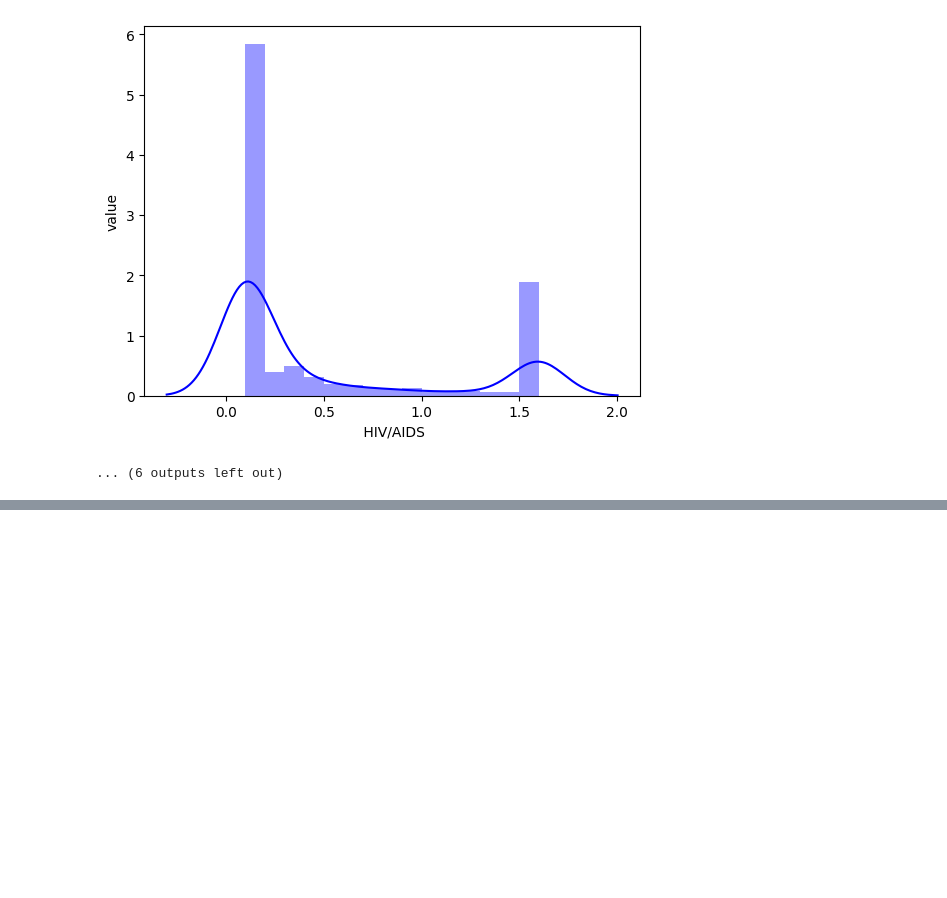
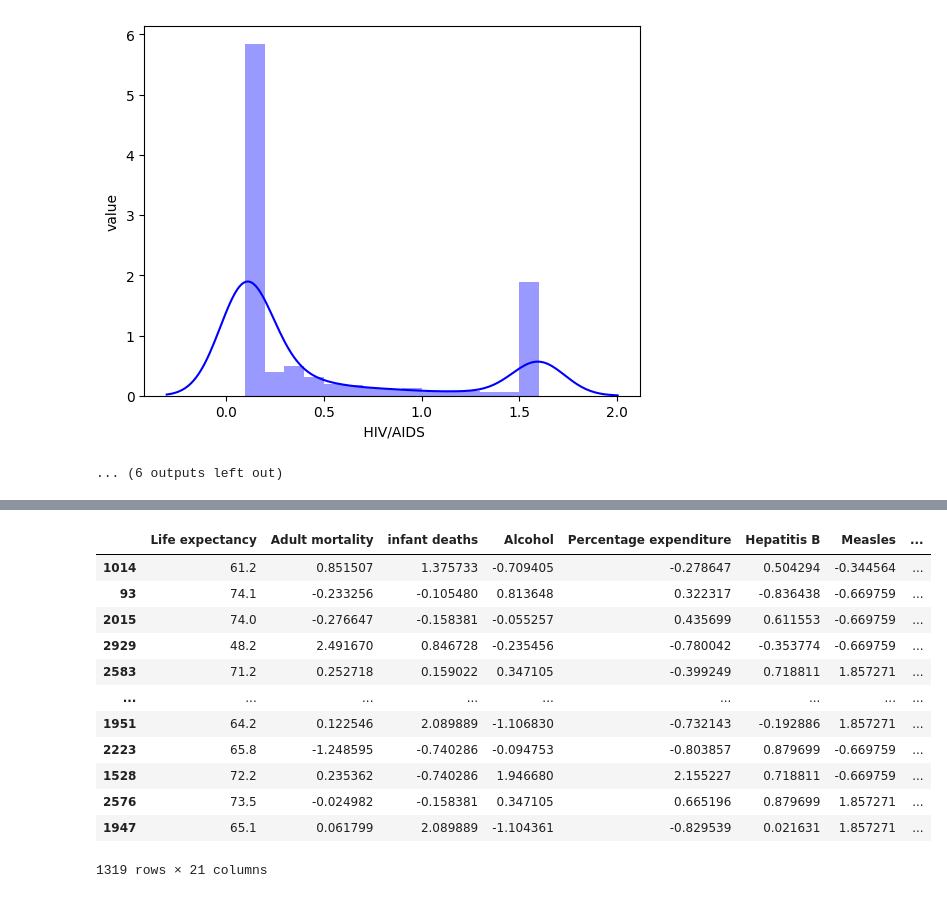
Before and after one commit to DataDrivenAkanksha/Life-expectancy-deep-learning, a Jupyter notebook: life_expactancy_deep_learning.ipynb, the cells around one changed output, grey strips where cells are left out. Cells and saved outputs as stored; diff of their text form; code cells hidden in the pictures; blank space fills up the shorter version.

```diff
--- a/life_expactancy_deep_learning.ipynb
+++ b/life_expactancy_deep_learning.ipynb
@@ -402,0 +432,32 @@ y = df['Life expectancy']
+# %%
+from sklearn.model_selection import cross_val_score, train_test_split
+
+train_df, test_df = train_test_split(encoded_df,train_size=0.8, random_state=42)
+# %%
+# feature scaling of numerical columns
+from sklearn.preprocessing import StandardScaler
+import joblib
+numerical_cols = encoded_df.select_dtypes(include=['int64','float64']).columns.tolist()
+numerical_cols.remove("Life expectancy")
+#scaled_df = encoded_df.copy()
+scaler=StandardScaler()
+train_df[numerical_cols] = scaler.fit_transform(train_df[numerical_cols])
+test_df[numerical_cols] = scaler.transform(test_df[numerical_cols])
+#saving the scaler file
+joblib.dump(scaler, "scaler.pkl")
+
+train_df
+# %% [output]
+|  | Life expectancy | Adult mortality | infant deaths | Alcohol | Percentage expenditure | Hepatitis B | Measles | ... |
+| 1014 | 61.2 | 0.851507 | 1.375733 | -0.709405 | -0.278647 | 0.504294 | -0.344564 | ... |
+| 93 | 74.1 | -0.233256 | -0.105480 | 0.813648 | 0.322317 | -0.836438 | -0.669759 | ... |
+| 2015 | 74.0 | -0.276647 | -0.158381 | -0.055257 | 0.435699 | 0.611553 | -0.669759 | ... |
+| 2929 | 48.2 | 2.491670 | 0.846728 | -0.235456 | -0.780042 | -0.353774 | -0.669759 | ... |
+| 2583 | 71.2 | 0.252718 | 0.159022 | 0.347105 | -0.399249 | 0.718811 | 1.857271 | ... |
+| ... | ... | ... | ... | ... | ... | ... | ... | ... |
+| 1951 | 64.2 | 0.122546 | 2.089889 | -1.106830 | -0.732143 | -0.192886 | 1.857271 | ... |
+| 2223 | 65.8 | -1.248595 | -0.740286 | -0.094753 | -0.803857 | 0.879699 | -0.669759 | ... |
+| 1528 | 72.2 | 0.235362 | -0.740286 | 1.946680 | 2.155227 | 0.718811 | -0.669759 | ... |
+| 2576 | 73.5 | -0.024982 | -0.158381 | 0.347105 | 0.665196 | 0.879699 | 1.857271 | ... |
+| 1947 | 65.1 | 0.061799 | 2.089889 | -1.104361 | -0.829539 | 0.021631 | 1.857271 | ... |
+1319 rows × 21 columns
```
Also changed, not shown: parts of 17 cells of this notebook.
